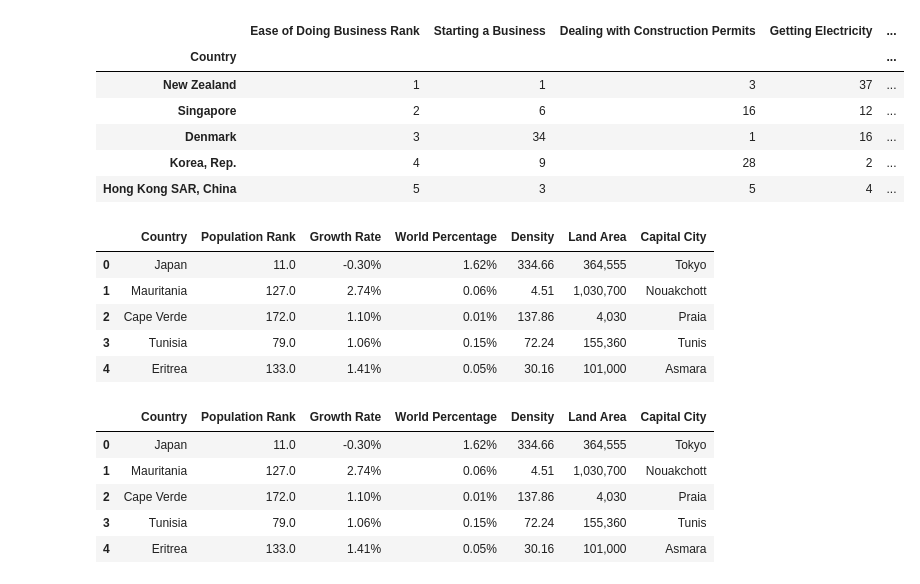
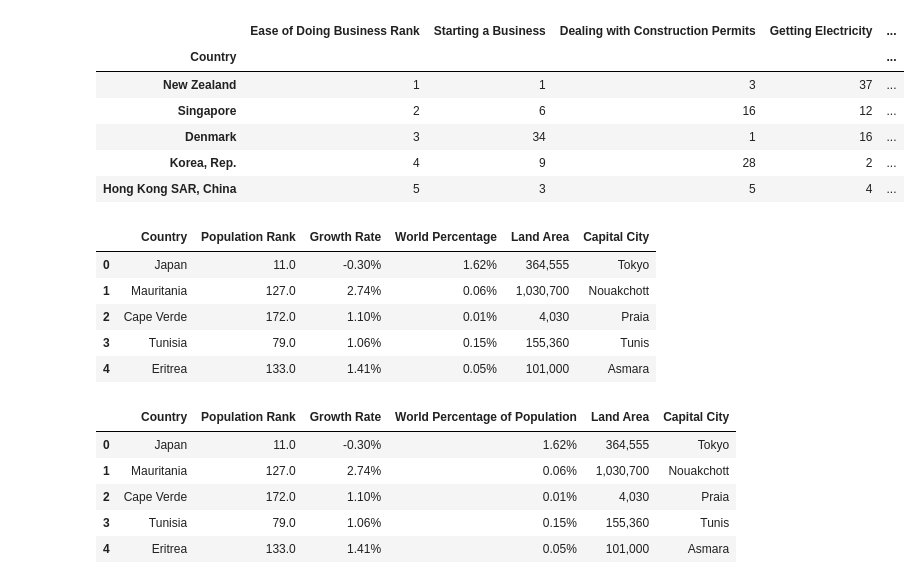
Before and after one commit to benwbarr/ETL-Project, a Jupyter notebook: DataSet1.ipynb, the cells around one changed output. Drawn from its saved outputs; the diff is of its cells as text; code cells hidden in the pictures.

```diff
--- a/DataSet1.ipynb
+++ b/DataSet1.ipynb
@@ -100,24 +112,26 @@ Rankings_final.head()
 | Korea, Rep. | 4 | 9 | 28 | 2 | ... |
 | Hong Kong SAR, China | 5 | 3 | 5 | 4 | ... |
 # %%
-Growth_drop = Growth_df.drop(Growth_df.columns[[6,7,8,9,11,12,13,14,15,16,17]], axis = 1)
+Growth_drop = Growth_df.drop(Growth_df.columns[[4,6,7,8,9,11,12,13,14,15,16,17]], axis = 1)
 Growth_drop.head()
 # %% [output]
-|  | Country | Population Rank | Growth Rate | World Percentage | Density | Land Area | Capital City |
-| 0 | Japan | 11.0 | -0.30% | 1.62% | 334.66 | 364,555 | Tokyo |
-| 1 | Mauritania | 127.0 | 2.74% | 0.06% | 4.51 | 1,030,700 | Nouakchott |
-| 2 | Cape Verde | 172.0 | 1.10% | 0.01% | 137.86 | 4,030 | Praia |
-| 3 | Tunisia | 79.0 | 1.06% | 0.15% | 72.24 | 155,360 | Tunis |
-| 4 | Eritrea | 133.0 | 1.41% | 0.05% | 30.16 | 101,000 | Asmara |
+|  | Country | Population Rank | Growth Rate | World Percentage | Land Area | Capital City |
+| 0 | Japan | 11.0 | -0.30% | 1.62% | 364,555 | Tokyo |
+| 1 | Mauritania | 127.0 | 2.74% | 0.06% | 1,030,700 | Nouakchott |
+| 2 | Cape Verde | 172.0 | 1.10% | 0.01% | 4,030 | Praia |
+| 3 | Tunisia | 79.0 | 1.06% | 0.15% | 155,360 | Tunis |
+| 4 | Eritrea | 133.0 | 1.41% | 0.05% | 101,000 | Asmara |
 # %%
-Growth_final = Growth_drop.rename(columns = {"Country": "Country"})
+Growth_final = Growth_drop.rename(columns = {"Country": "Country",
+                                             "World Percentage": "World Percentage of Population",})
+
 Growth_final.head()
 # %% [output]
-|  | Country | Population Rank | Growth Rate | World Percentage | Density | Land Area | Capital City |
-| 0 | Japan | 11.0 | -0.30% | 1.62% | 334.66 | 364,555 | Tokyo |
-| 1 | Mauritania | 127.0 | 2.74% | 0.06% | 4.51 | 1,030,700 | Nouakchott |
-| 2 | Cape Verde | 172.0 | 1.10% | 0.01% | 137.86 | 4,030 | Praia |
-| 3 | Tunisia | 79.0 | 1.06% | 0.15% | 72.24 | 155,360 | Tunis |
-| 4 | Eritrea | 133.0 | 1.41% | 0.05% | 30.16 | 101,000 | Asmara |
+|  | Country | Population Rank | Growth Rate | World Percentage of Population | Land Area | Capital City |
+| 0 | Japan | 11.0 | -0.30% | 1.62% | 364,555 | Tokyo |
+| 1 | Mauritania | 127.0 | 2.74% | 0.06% | 1,030,700 | Nouakchott |
+| 2 | Cape Verde | 172.0 | 1.10% | 0.01% | 4,030 | Praia |
+| 3 | Tunisia | 79.0 | 1.06% | 0.15% | 155,360 | Tunis |
+| 4 | Eritrea | 133.0 | 1.41% | 0.05% | 101,000 | Asmara |
 # %%
 Growth_final.set_index("Country", inplace=True)
```
Also changed, not shown: parts of 8 cells of this notebook, 1 other file.
